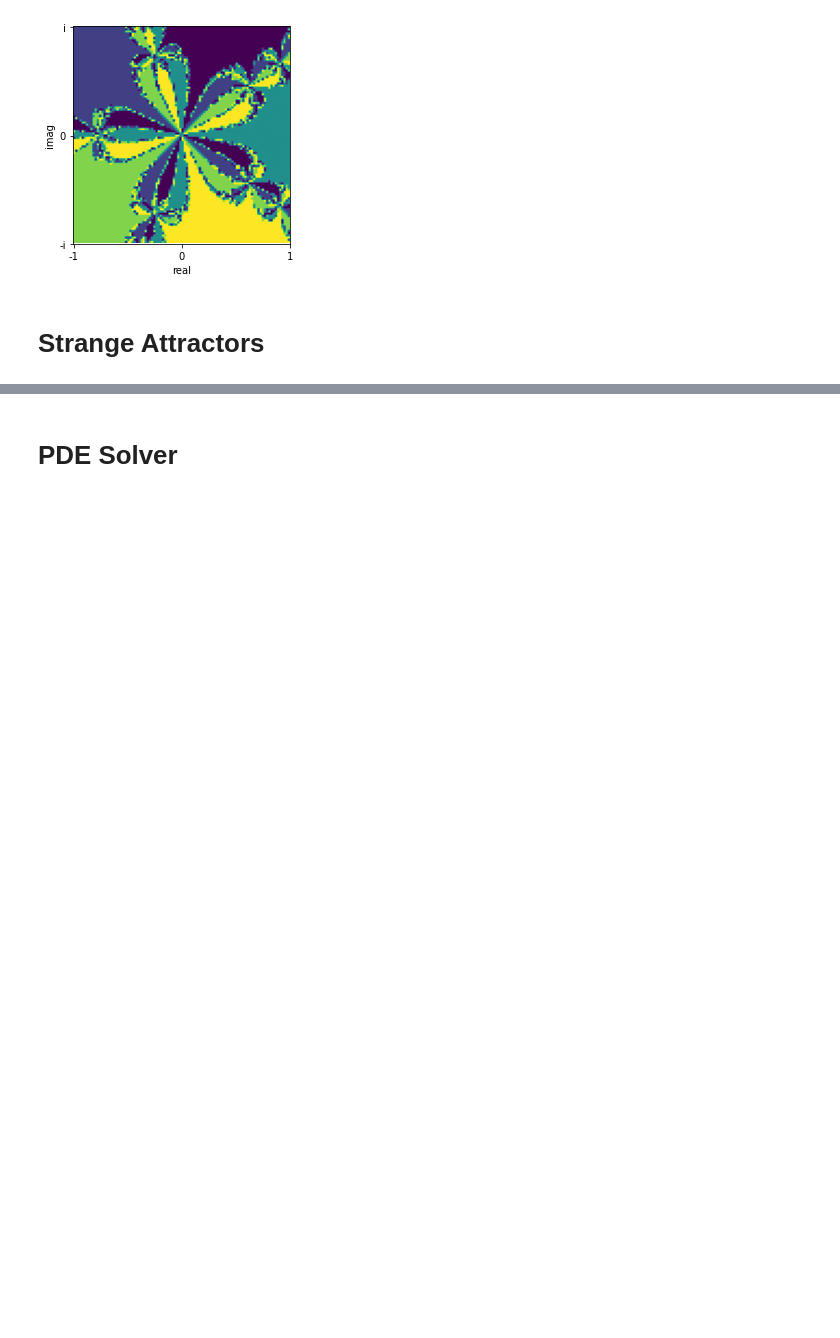
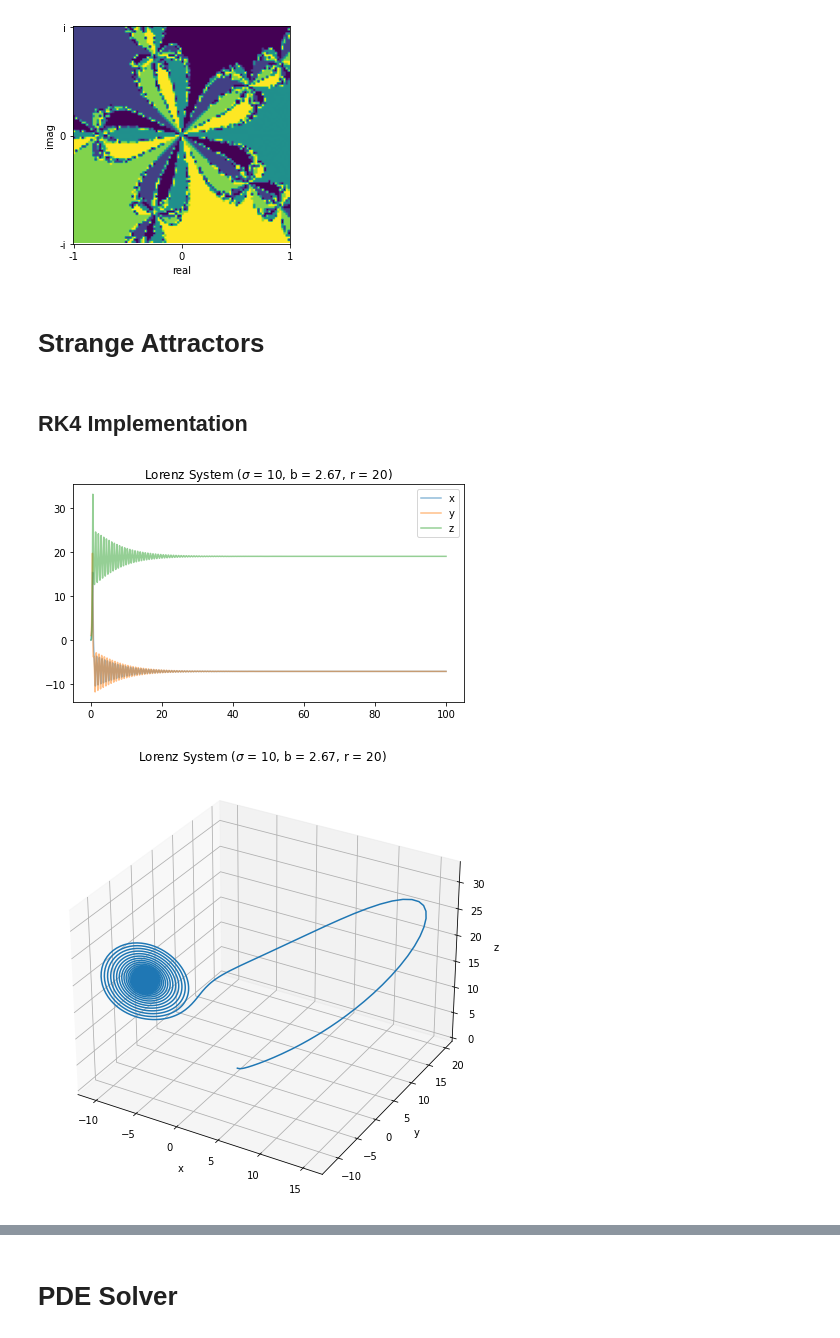
Before and after one commit to leo-ware/cs154-final, a Jupyter notebook: notebook.ipynb, the cells around one changed output, grey strips where cells are left out. Saved outputs shown, nothing was run; the diff lists cells and outputs as text; code cells hidden in the pictures; blank space fills up the shorter version.

```diff
--- a/notebook.ipynb
+++ b/notebook.ipynb
@@ -95,3 +95,5 @@ make_plot(lambda x:x**5 - 1, lambda x:5*x**4)
 [figure]
 # %% [markdown]
 # Strange Attractors
+# %% [markdown]
+## RK4 Implementation
@@ -97,0 +159,32 @@ make_plot(lambda x:x**5 - 1, lambda x:5*x**4)
+# %%
+def plot_2d(lorenz):
+    """Plots each component of the Lorenz system as a function of time"""
+    plt.figure(figsize=(7, 4))
+    t = np.arange(0, lorenz.k*len(lorenz.x), lorenz.k)
+    plt.plot(t, lorenz.x, label="x", alpha=0.5)
+    plt.plot(t, lorenz.y, label="y", alpha=0.5)
+    plt.plot(t, lorenz.z, label="z", alpha=0.5)
+    plt.legend()
+    plt.title(lorenz.plot_title())
+    plt.show()
+# %%
+def plot_3d(lorenz):
+    """3d parametric plot of the Lorenz system"""
+    fig = plt.figure(figsize=(8, 8))
+    ax = fig.add_subplot(111, projection='3d')
+    ax.plot(lorenz.x, lorenz.y, lorenz.z)
+
+    ax.set_xlabel("x")
+    ax.set_ylabel("y")
+    ax.set_zlabel("z")
+    ax.set_title(lorenz.plot_title())
+
+    plt.show()
+# %%
+sim20 = Lorenz(x0=0, y0=1, z0=0, sig=10, b=8/3, r=20)
+sim20.run(100)
+plot_2d(sim20)
+plot_3d(sim20)
+# %% [output]
+[figure, added]
+[figure, added]
```
Also changed, not shown: parts of 26 cells of this notebook, 4 other files.
